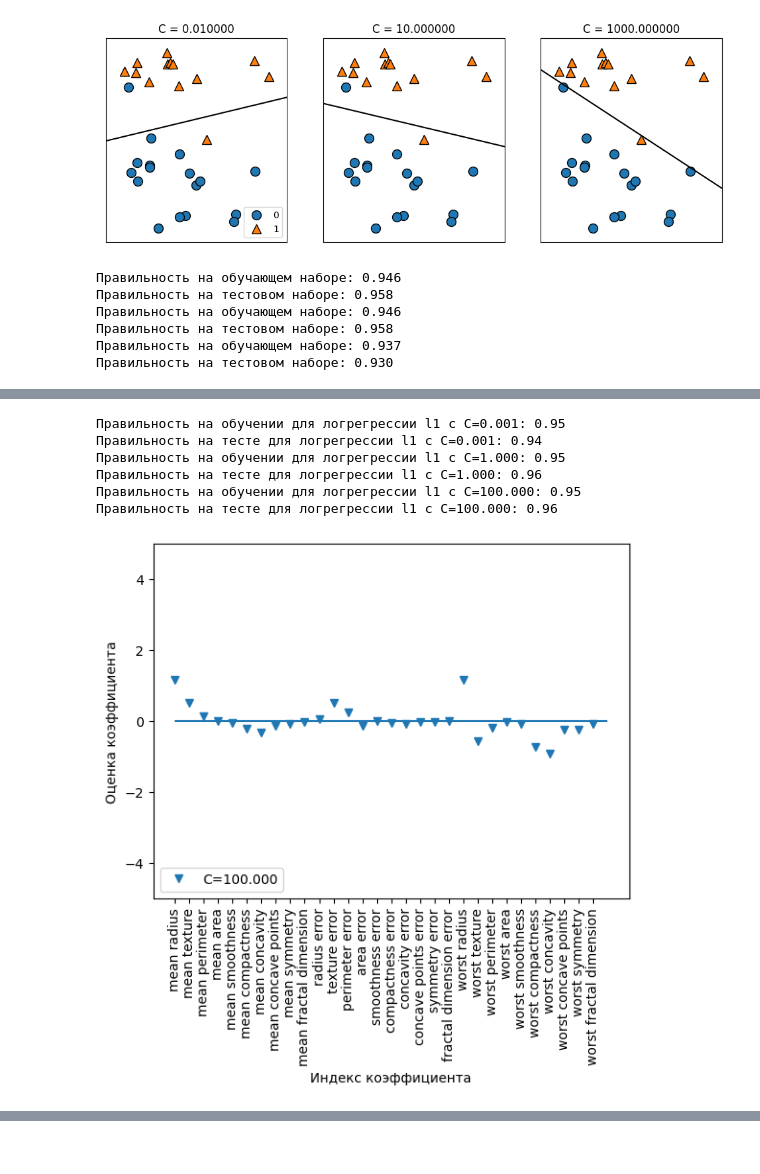
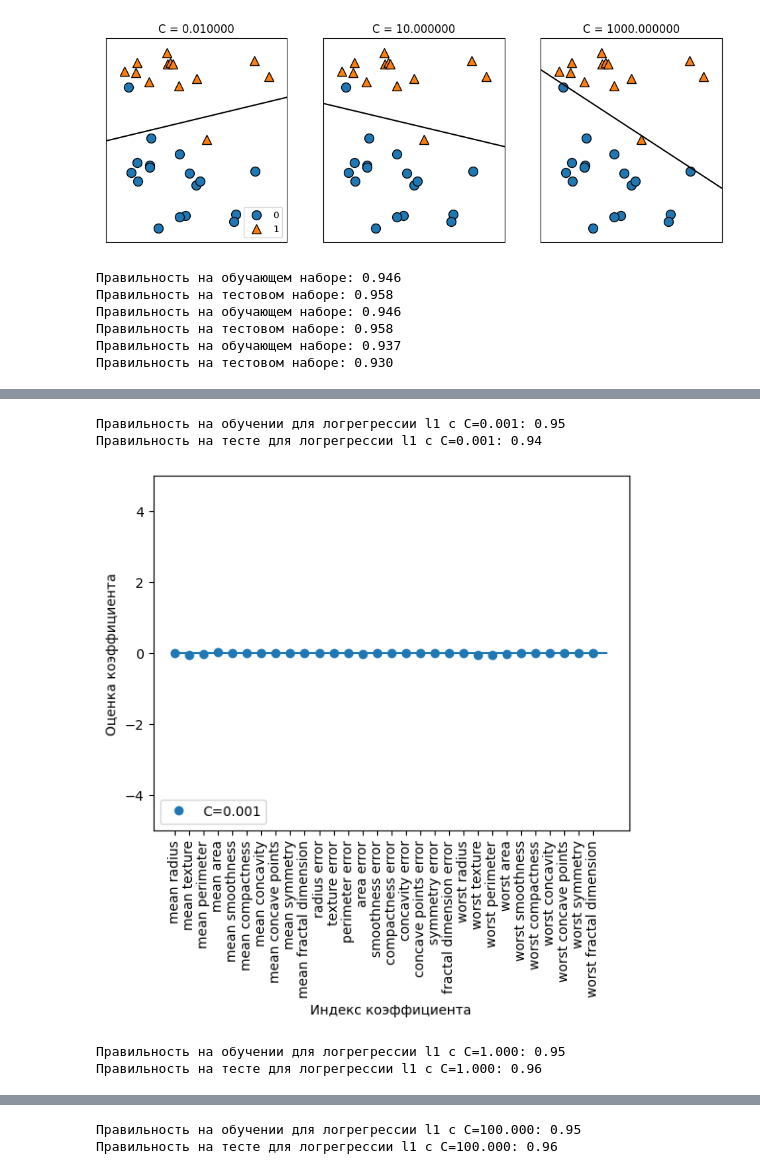
Before and after one commit to EugeneAlWin/6SEM-IAD, a Jupyter notebook: labs/lab5.ipynb, the cells around one changed output, grey strips where cells are left out. Drawn from its saved outputs; the diff is of its cells as text; code cells hidden in the pictures.

```diff
--- a/labs/lab5.ipynb
+++ b/labs/lab5.ipynb
@@ -10,7 +10,7 @@ import warnings
 warnings.filterwarnings("ignore")
 
 X, y = mglearn.datasets.make_forge()
-fig, axes = plt.subplots(1, 2, figsize=(10, 3))
+fig, axes = plt.subplots(1, 2, figsize=(10, 3)) #returns figure and list of axes
 
 for model, ax in zip([LinearSVC(), LogisticRegression()], axes):
     clf = model.fit(X, y)
@@ -23,6 +23,7 @@ for model, ax in zip([LinearSVC(), LogisticRegression()], axes):
 
 axes[0].legend()
 plt.show()
+
 mglearn.plots.plot_linear_svc_regularization()
 plt.show()
 
@@ -30,17 +31,20 @@ cancer = load_breast_cancer()
 
 X_train, X_test, y_train, y_test = train_test_split(
     cancer.data, cancer.target, stratify=cancer.target, random_state=42)
-logreg = LogisticRegression().fit(X_train, y_train)
 
+#LogReg only
+logreg = LogisticRegression(C=1).fit(X_train, y_train)
 print("Правильность на обучающем наборе: {:.3f}".format(
     logreg.score(X_train, y_train)))
 print("Правильность на тестовом наборе: {:.3f}".format(
     logreg.score(X_test, y_test)))
+
 logreg100 = LogisticRegression(C=100).fit(X_train, y_train)
 print("Правильность на обучающем наборе: {:.3f}".format(
     logreg100.score(X_train, y_train)))
 print("Правильность на тестовом наборе: {:.3f}".format(
     logreg100.score(X_test, y_test)))
+
 logreg001 = LogisticRegression(C=0.01).fit(X_train, y_train)
 print("Правильность на обучающем наборе: {:.3f}".format(
     logreg001.score(X_train, y_train)))
@@ -49,44 +53,42 @@ print("Правильность на тестовом наборе: {:.3f}".form
 
 plt.plot(logreg.coef_.T, 'o', label="C=1")
 plt.plot(logreg100.coef_.T, '^', label="C=100")
 plt.plot(logreg001.coef_.T, 'v', label="C=0.001")
 plt.xticks(range(cancer.data.shape[1]), cancer.feature_names, rotation=90)
 plt.hlines(0, 0, cancer.data.shape[1])
 plt.ylim(-5, 5)
 plt.xlabel("Индекс коэффициента")
 plt.ylabel("Оценка коэффициента")
 plt.legend()
 plt.show()
 
 for C, marker in zip([0.001, 1, 100], ['o', '^', 'v']):
-    lr_l1 = LogisticRegression(C=C, penalty="l2").fit(X_train, y_train)
+    lr_l1 = LogisticRegression(C=C, penalty="l2").fit(X_train, y_train) #penalty влияет на регуляризацию
     print("Правильность на обучении для логрегрессии l1 с C={:.3f}: {:.2f}"
           .format(C,lr_l1.score(X_train, y_train)))
     print("Правильность на тесте для логрегрессии l1 с C={:.3f}: {:.2f}"
           .format(C,lr_l1.score(X_test, y_test)))
 
-plt.plot(lr_l1.coef_.T, marker, label="C={:.3f}".format(C))
-plt.xticks(range(cancer.data.shape[1]), cancer.feature_names, rotation=90)
-plt.hlines(0, 0, cancer.data.shape[1])
-plt.xlabel("Индекс коэффициента")
-plt.ylabel("Оценка коэффициента")
-plt.ylim(-5, 5)
-plt.legend(loc=3)
-plt.show()
+    plt.plot(lr_l1.coef_.T, marker, label="C={:.3f}".format(C))
+    plt.xticks(range(cancer.data.shape[1]), cancer.feature_names, rotation=90)
+    plt.hlines(0, 0, cancer.data.shape[1])
+    plt.xlabel("Индекс коэффициента")
+    plt.ylabel("Оценка коэффициента")
+    plt.ylim(-5, 5)
+    plt.legend(loc=3)
+    plt.show()
 # %% [output]
 [figure]
 [figure]
 Правильность на обучающем наборе: 0.946
 Правильность на тестовом наборе: 0.958
 Правильность на обучающем наборе: 0.946
 Правильность на тестовом наборе: 0.958
 Правильность на обучающем наборе: 0.937
 Правильность на тестовом наборе: 0.930
 [figure]
 Правильность на обучении для логрегрессии l1 с C=0.001: 0.95
 Правильность на тесте для логрегрессии l1 с C=0.001: 0.94
-Правильность на обучении для логрегрессии l1 с C=1.000: 0.95
-Правильность на тесте для логрегрессии l1 с C=1.000: 0.96
-Правильность на обучении для логрегрессии l1 с C=100.000: 0.95
-Правильность на тесте для логрегрессии l1 с C=100.000: 0.96
-[figure, old version]
+[figure, new version]
+Правильность на обучении для логрегрессии l1 с C=1.000: 0.95
+Правильность на тесте для логрегрессии l1 с C=1.000: 0.96
@@ -92,0 +96,2 @@ plt.show()
+Правильность на обучении для логрегрессии l1 с C=100.000: 0.95
+Правильность на тесте для логрегрессии l1 с C=100.000: 0.96
```
Also changed, not shown: parts of 1 cell of this notebook.
